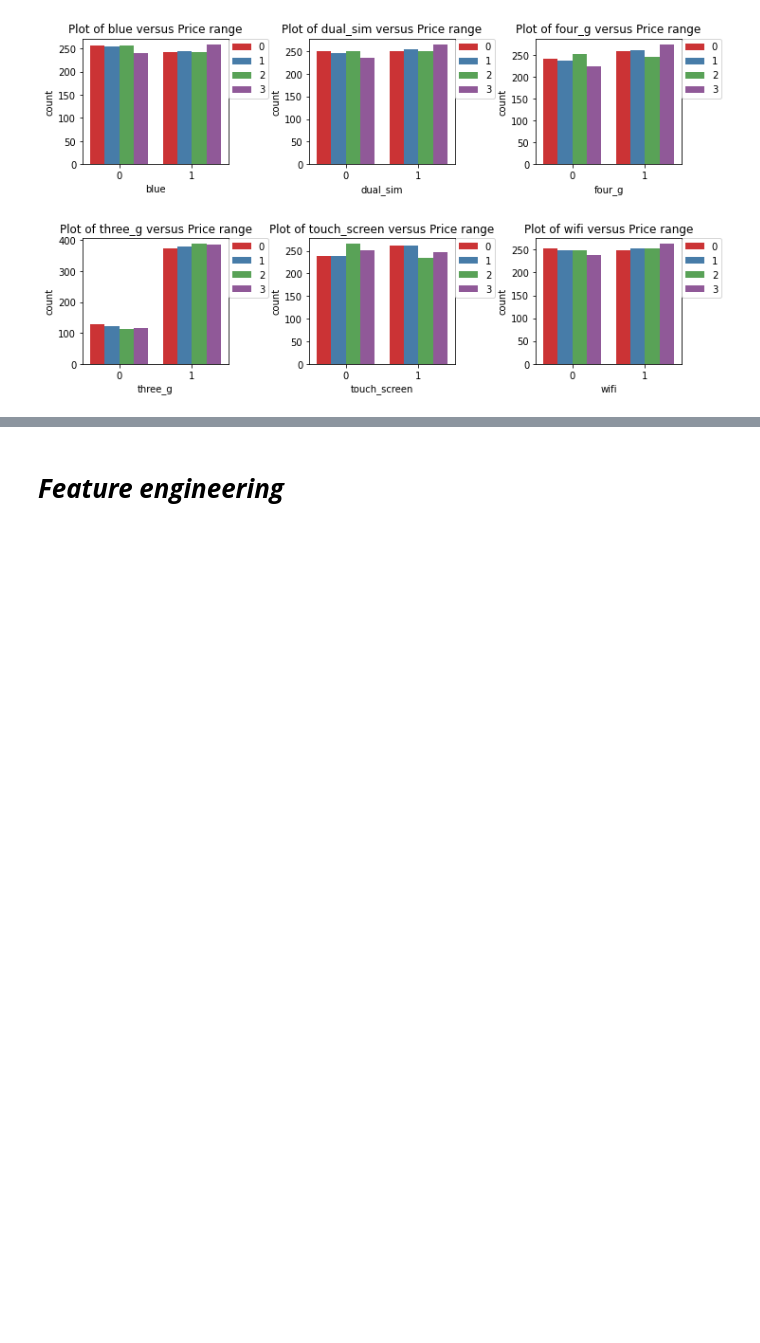
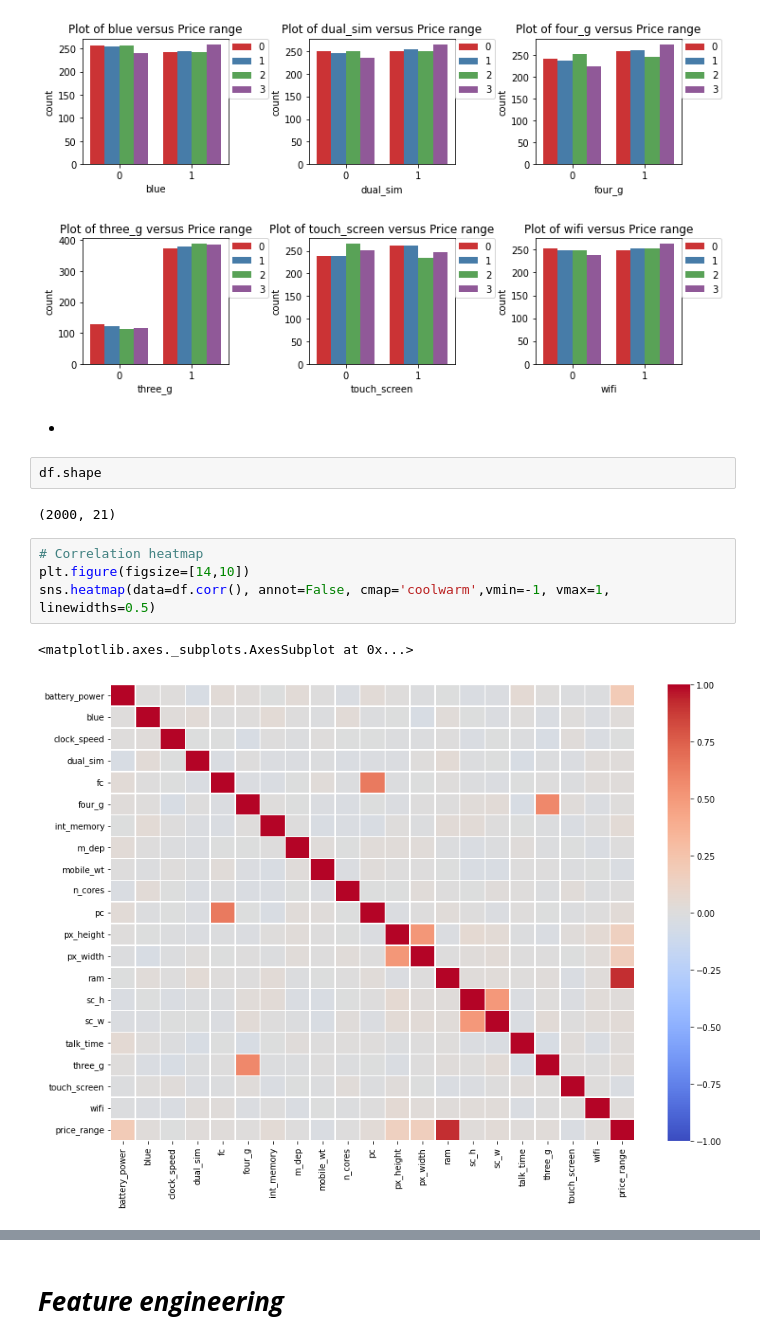
Before and after one commit to RadhikaRM/Mobilepricerangeprediction, a Jupyter notebook: Pricerangeprediction.ipynb, the cells around one changed output, grey strips where cells are left out. Drawn from its saved outputs; the diff is of its cells as text; blank space fills up the shorter version.

```diff
--- a/Pricerangeprediction.ipynb
+++ b/Pricerangeprediction.ipynb
@@ -226,3 +247,16 @@ for i in ['blue', 'dual_sim', 'four_g', 'three_g', 'touch_screen', 'wifi'] :
 plt.tight_layout(pad=0.3, w_pad=0.3, h_pad=3.0)
 # %% [output]
 [figure]
+# %% [markdown]
+*
+# %%
+df.shape
+# %% [output]
+(2000, 21)
+# %%
+# Correlation heatmap
+plt.figure(figsize=[14,10])
+sns.heatmap(data=df.corr(), annot=False, cmap='coolwarm',vmin=-1, vmax=1, linewidths=0.5)
+# %% [output]
+<matplotlib.axes._subplots.AxesSubplot at 0x...>
+[figure, added]
```
Also changed, not shown: parts of 68 cells of this notebook.
